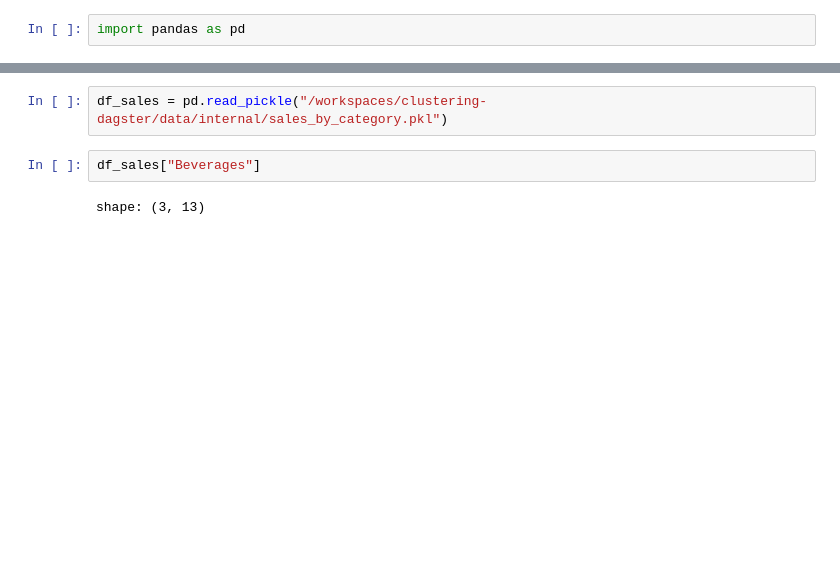
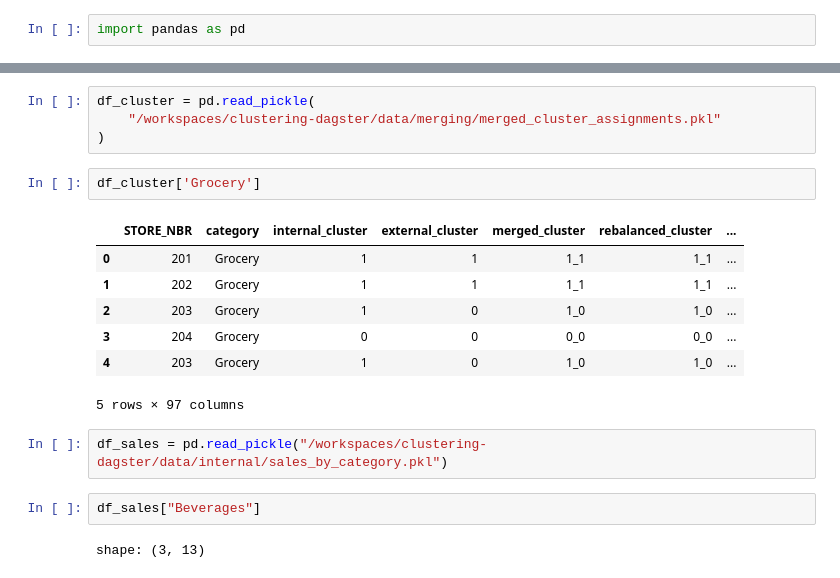
Before and after one commit to YZXBiz/ai-streamlit, a Jupyter notebook: experiments/check_data.ipynb, the cells around one changed output, grey strips where cells are left out. Drawn from its saved outputs; the diff is of its cells as text; blank space fills up the shorter version.

```diff
--- a/experiments/check_data.ipynb
+++ b/experiments/check_data.ipynb
@@ -32,3 +53,17 @@ shape: (21, 78)
+# %%
+df_cluster = pd.read_pickle(
+    "/workspaces/clustering-dagster/data/merging/merged_cluster_assignments.pkl"
+)
+# %%
+df_cluster['Grocery']
+# %% [output]
+|  | STORE_NBR | category | internal_cluster | external_cluster | merged_cluster | rebalanced_cluster | ... |
+| 0 | 201 | Grocery | 1 | 1 | 1_1 | 1_1 | ... |
+| 1 | 202 | Grocery | 1 | 1 | 1_1 | 1_1 | ... |
+| 2 | 203 | Grocery | 1 | 0 | 1_0 | 1_0 | ... |
+| 3 | 204 | Grocery | 0 | 0 | 0_0 | 0_0 | ... |
+| 4 | 203 | Grocery | 1 | 0 | 1_0 | 1_0 | ... |
+5 rows × 97 columns
 # %%
 df_sales = pd.read_pickle("/workspaces/clustering-dagster/data/internal/sales_by_category.pkl")
 # %%
```
Also changed, not shown: parts of 7 cells of this notebook, 22 other files.
